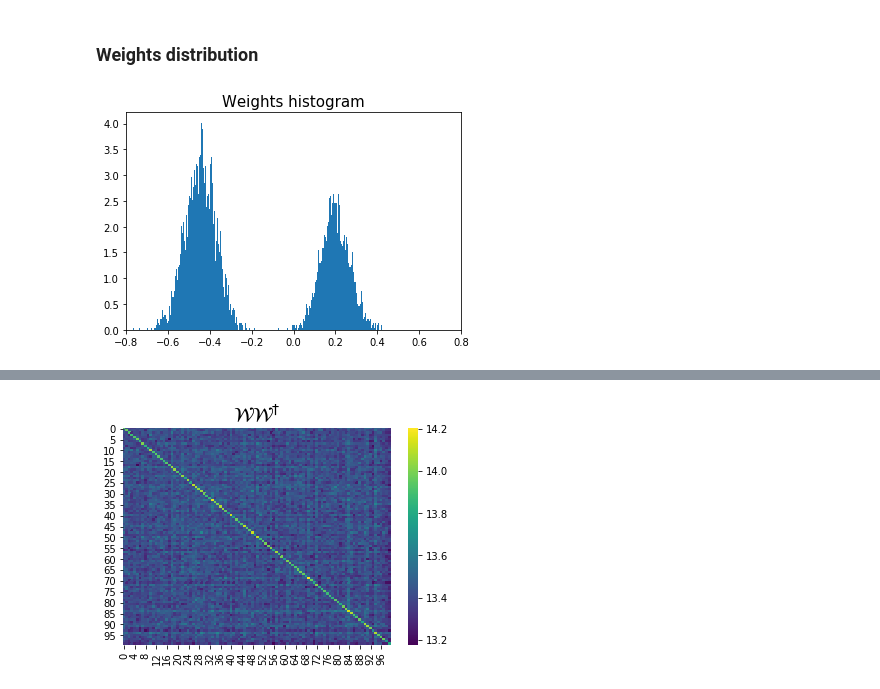
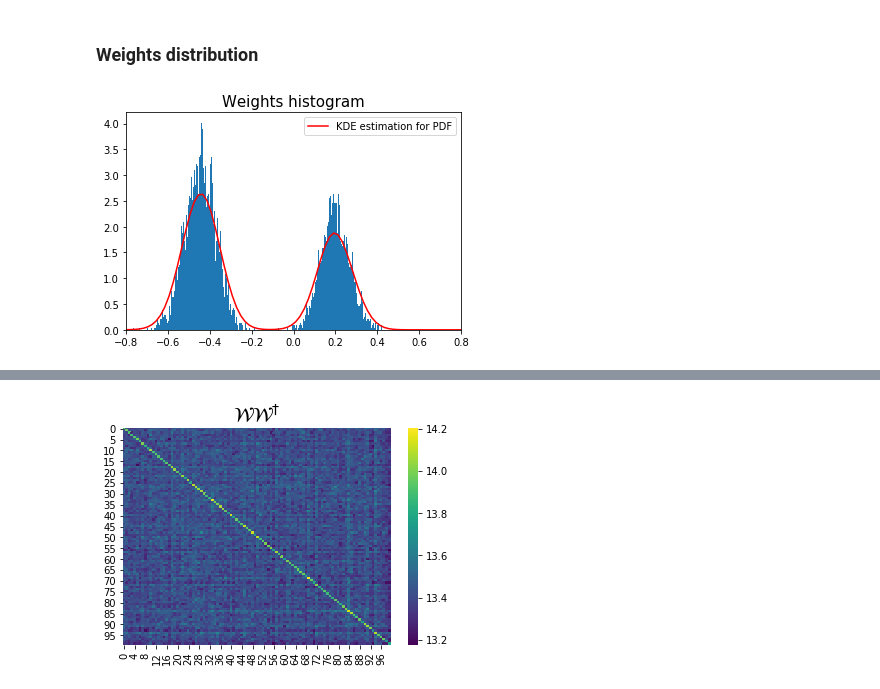
Before and after one commit to rodsveiga/rbm_flows_ising, a Jupyter notebook: RBM_L010_train_dataset_L_low.ipynb, the cells around one changed output, grey strips where cells are left out. Saved outputs shown, nothing was run; the diff lists cells and outputs as text; code cells hidden in the pictures.

```diff
--- a/RBM_L010_train_dataset_L_low.ipynb
+++ b/RBM_L010_train_dataset_L_low.ipynb
@@ -173,11 +173,17 @@ torch.cuda.empty_cache()
 # %%
 W_ = W.cpu().numpy().reshape((W.shape[0]*W.shape[1]))
 
-# Plot normalized histogram
-plt.hist(W_, bins= 500, density= True)
+kde0 = stats.gaussian_kde(W_ , bw_method= None)
 
+
+x_eval = np.linspace(-1, 1, num= 100)
+plt.plot(x_eval, kde0(x_eval), 'r-', label= 'KDE estimation for PDF')
+plt.hist(W_,
+         bins= 500,
+         density= True)
+plt.legend()
 plt.title('Weights histogram', fontsize= 15)
 plt.xlim([-0.8, 0.8])
 plt.show()
 # %% [output]
-[figure, old version]
+[figure, new version]
```
Also changed, not shown: parts of 1 cell of this notebook, 2 other files.
